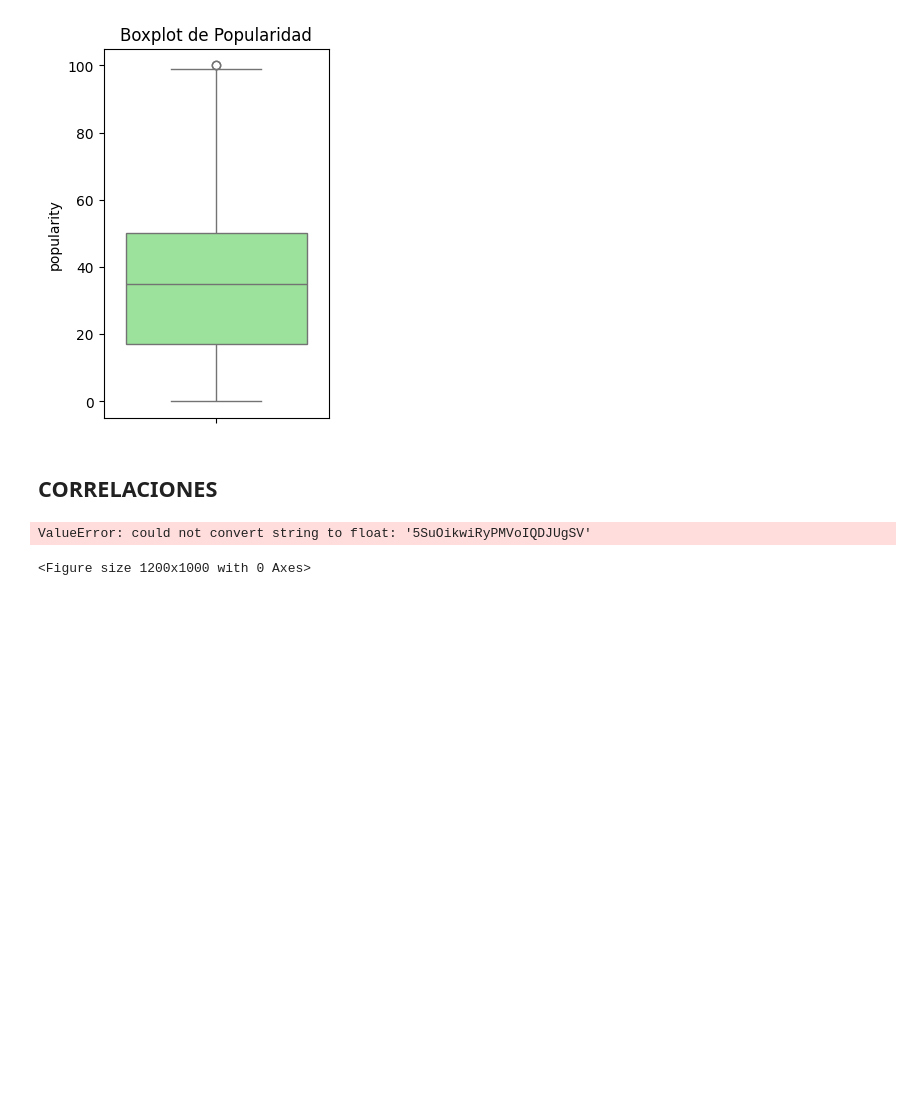
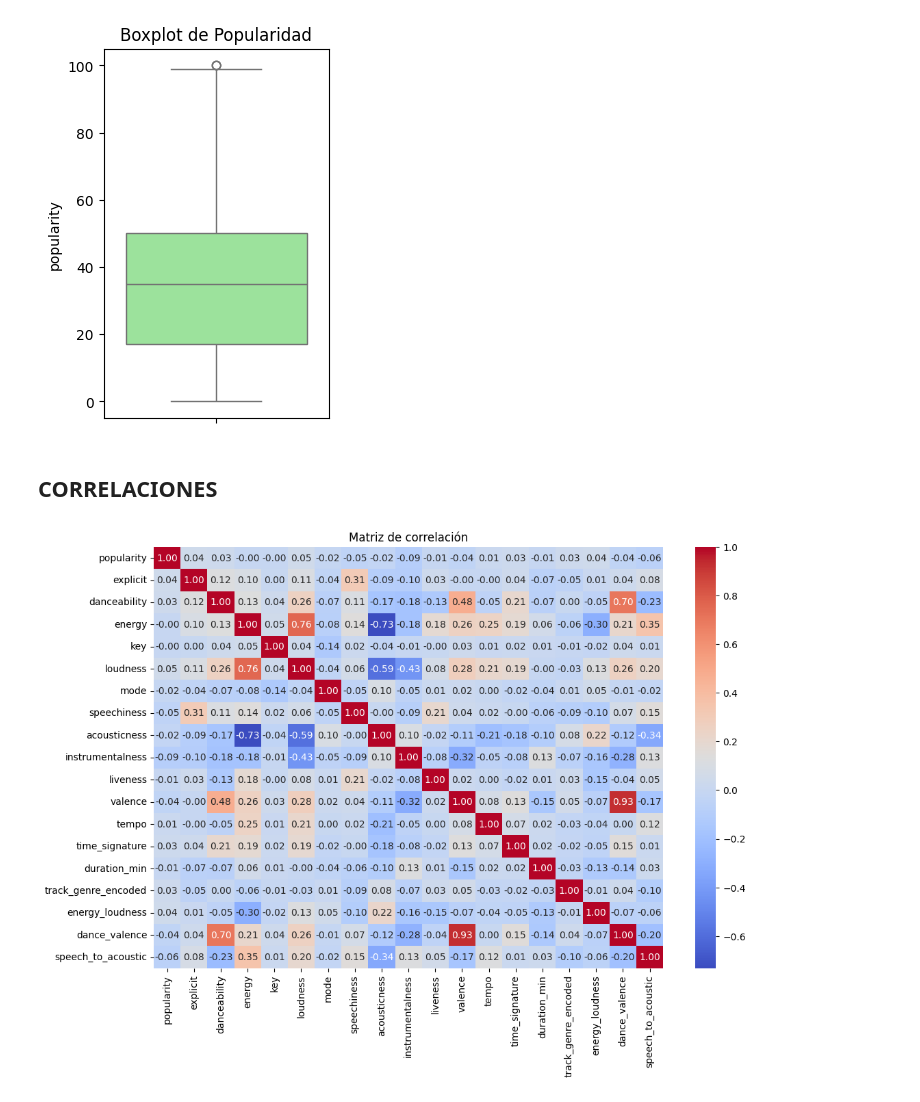
Before and after one commit to Cristianvas198/spotify-popularity-predictor, a Jupyter notebook: notebooks/01_Fuentes.ipynb, the cells around one changed output. Drawn from its saved outputs; the diff is of its cells as text; code cells hidden in the pictures; blank space fills up the shorter version.

```diff
--- a/notebooks/01_Fuentes.ipynb
+++ b/notebooks/01_Fuentes.ipynb
@@ -67,10 +93,13 @@ plt.show()
 # %% [markdown]
 ## CORRELACIONES
 # %%
-plt.figure(figsize=(12, 10))
-sns.heatmap(df.corr(), annot=True, cmap='coolwarm', fmt=".2f", linewidths=0.5)
-plt.title("Matriz de Correlación - Spotify Dataset")
+import seaborn as sns
+import matplotlib.pyplot as plt
+
+df = pd.read_csv("../data/processed/dataset_clean.csv")
+plt.figure(figsize=(12, 8))
+sns.heatmap(df.corr(numeric_only=True), annot=True, fmt=".2f", cmap="coolwarm")
+plt.title("Matriz de correlación")
 plt.show()
 # %% [output]
-ValueError: could not convert string to float: '5SuOikwiRyPMVoIQDJUgSV'
-<Figure size 1200x1000 with 0 Axes>
+[figure, added]
```
Also changed, not shown: parts of 1 cell of this notebook, 26 other files.
